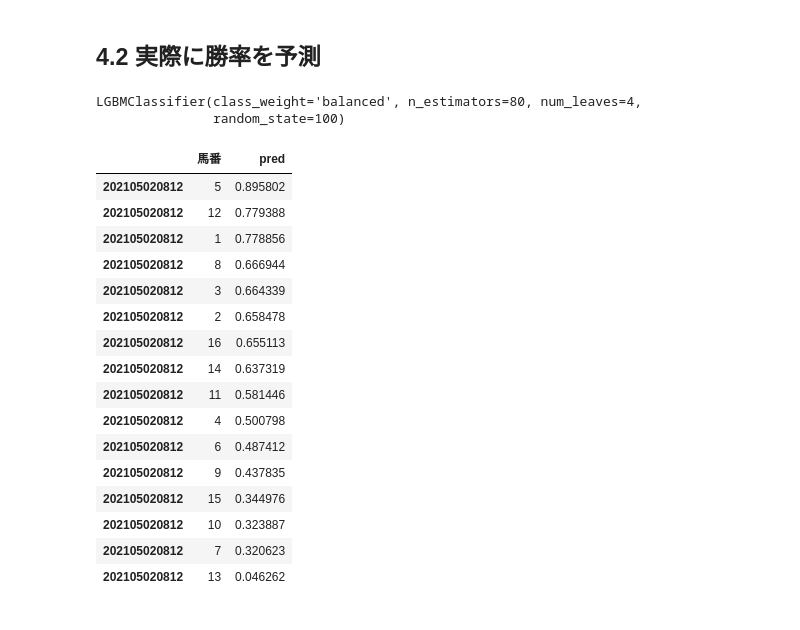
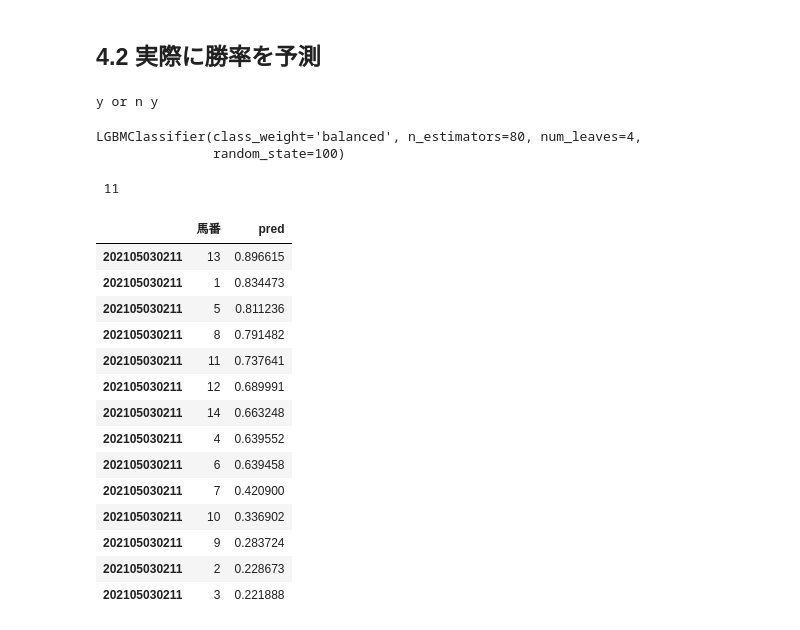
Before and after one commit to sasaki404/keiba_AI, a Jupyter notebook: 競馬予想AI.ipynb, the cells around one changed output. Saved outputs shown, nothing was run; the diff lists cells and outputs as text; code cells hidden in the pictures.

```diff
--- a/競馬予想AI.ipynb
+++ b/競馬予想AI.ipynb
@@ -1019,2 +771,0 @@ res_p
-# %%
-peds=scrape_peds(horse_id_list)
@@ -1030,5 +772,2 @@ len(peds_2020)
 # %% [markdown]
 # 4.出馬表データ
-# %%
-url="https://race.netkeiba.com/race/shutuba.html?race_id=202105021211"
-pd.read_html(url)[0]
@@ -1232,2 +959,3 @@ class Results(DataProcessor):
 # %%
-rid=["2021050208{}".format(str(i).zfill(2)) for i in range(1,13)] #予想するレース
+target_rid=input()[:-2] #予想するレース
+rid=[target_rid+"{}".format(str(i).zfill(2)) for i in range(1,13)]
@@ -1268,8 +1003,13 @@ st.process_categorical(r.le_horse,r.le_jockey,r.data_pe)
 # %% [markdown]
 ## 4.2 実際に勝率を予測
 # %%
+flag=True if input("y or n")=="y" else False
 X=r.data_c.drop(["rank","date"],axis=1)
+if flag:
+    X.drop(["体重","体重変化"],axis=1,inplace=True)
 y=r.data_c["rank"]
+# %% [output]
+y or n y
 # %%
 params = {
     "num_leaves": 4,
@@ -1290,22 +1030,22 @@ pred=me.predict_proba(st.data_c.drop(["date"],axis=1))
 # %%
+R_index=input()
 pred_table=st.data_c[["馬番"]].copy()
 pred_table["pred"]=pred
-pred_table.sort_values("pred",ascending=False).loc["202105020812"]
+pred_table.sort_values("pred",ascending=False).loc[target_rid+R_index]
 # %% [output]
+ 11
 |  | 馬番 | pred |
-| 202105020812 | 5 | 0.895802 |
-| 202105020812 | 12 | 0.779388 |
-| 202105020812 | 1 | 0.778856 |
-| 202105020812 | 8 | 0.666944 |
-| 202105020812 | 3 | 0.664339 |
-| 202105020812 | 2 | 0.658478 |
-| 202105020812 | 16 | 0.655113 |
-| 202105020812 | 14 | 0.637319 |
-| 202105020812 | 11 | 0.581446 |
-| 202105020812 | 4 | 0.500798 |
-| 202105020812 | 6 | 0.487412 |
-| 202105020812 | 9 | 0.437835 |
-| 202105020812 | 15 | 0.344976 |
-| 202105020812 | 10 | 0.323887 |
-| 202105020812 | 7 | 0.320623 |
-| 202105020812 | 13 | 0.046262 |
+| 202105030211 | 13 | 0.896615 |
+| 202105030211 | 1 | 0.834473 |
+| 202105030211 | 5 | 0.811236 |
+| 202105030211 | 8 | 0.791482 |
+| 202105030211 | 11 | 0.737641 |
+| 202105030211 | 12 | 0.689991 |
+| 202105030211 | 14 | 0.663248 |
+| 202105030211 | 4 | 0.639552 |
+| 202105030211 | 6 | 0.639458 |
+| 202105030211 | 7 | 0.420900 |
+| 202105030211 | 10 | 0.336902 |
+| 202105030211 | 9 | 0.283724 |
+| 202105030211 | 2 | 0.228673 |
+| 202105030211 | 3 | 0.221888 |
```
Also changed, not shown: parts of 56 cells of this notebook, 2 other files.
